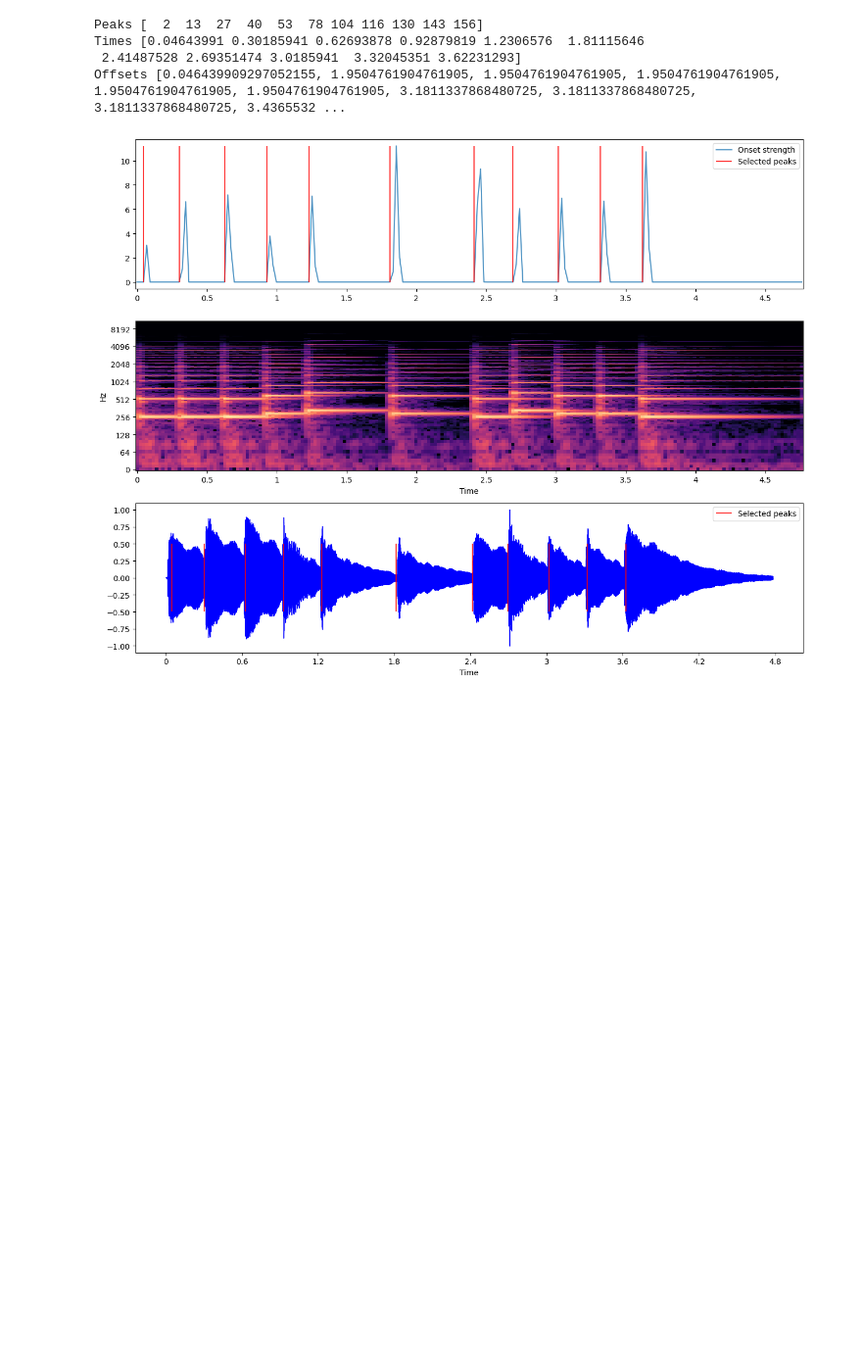
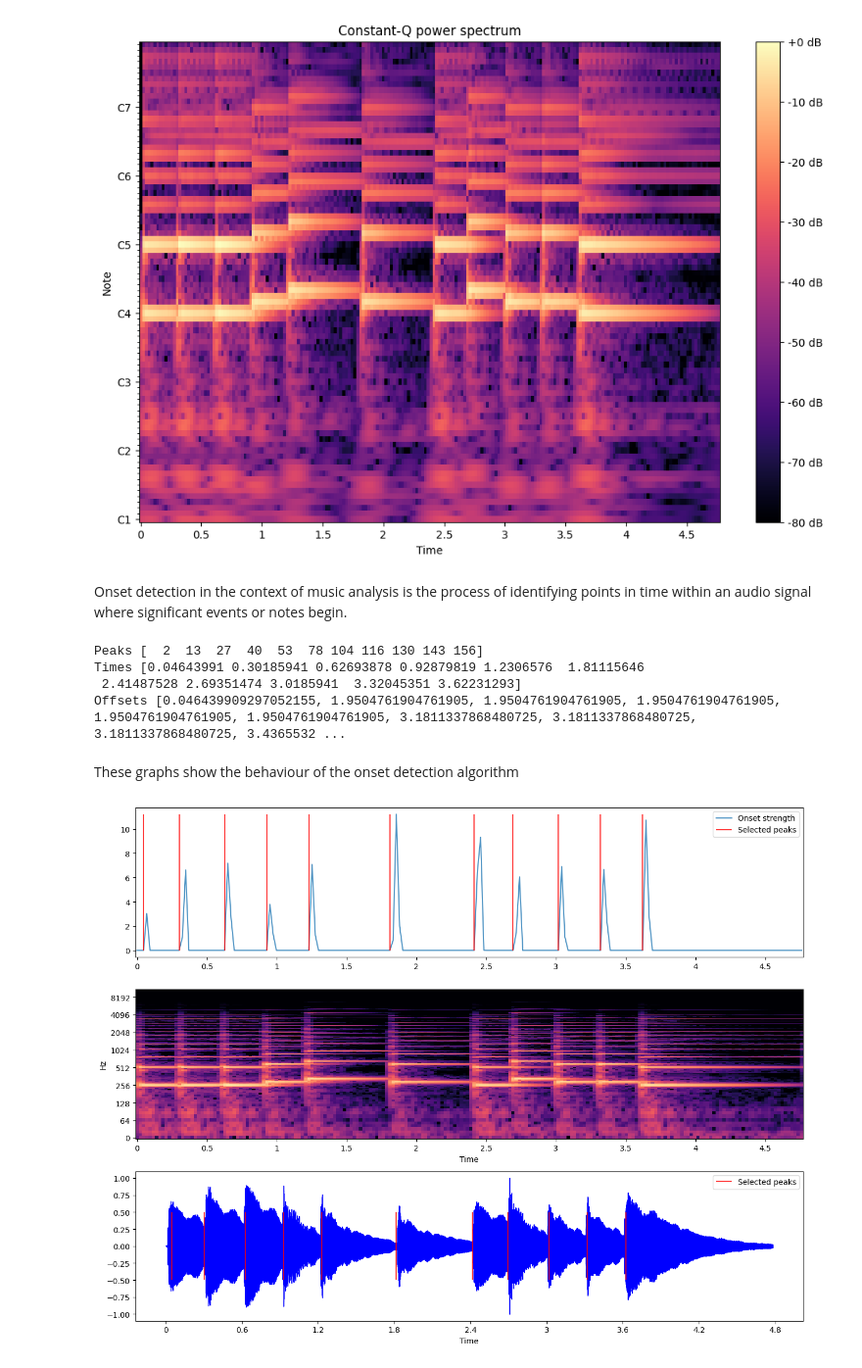
Before and after one commit to iDommel/scripts, a Jupyter notebook: transcription/transcribe.ipynb, the cells around one changed output. Shown at 98% size. Saved outputs shown, nothing was run; the diff lists cells and outputs as text; code cells hidden in the pictures; blank space fills up the shorter version.

```diff
--- a/transcription/transcribe.ipynb
+++ b/transcription/transcribe.ipynb
@@ -14,3 +26,14 @@ y = librosa.util.normalize(y)
+# %%
+c = librosa.cqt(y, sr=sr, fmin=librosa.note_to_hz('C1'), bins_per_octave=12 )
+# %%
+# Display the CQT
+plt.figure(figsize=(12, 8))
+librosa.display.specshow(librosa.amplitude_to_db(c, ref=np.max), sr=sr, x_axis='time', y_axis='cqt_note')
+plt.colorbar(format='%+2.0f dB')
+plt.title('Constant-Q power spectrum')
+plt.show()
+# %% [output]
+[figure, added]
 # %%
 def detect_note_offsets(y, sr, onsets):
     hop_length = 512
@@ -31,6 +54,8 @@ def detect_note_offsets(y, sr, onsets):
         offsets.append(offset_time)
 
     return offsets
+# %% [markdown]
+Onset detection in the context of music analysis is the process of identifying points in time within an audio signal where significant events or notes begin.
 # %%
 hop_length = 512
 
@@ -62,6 +87,8 @@ Peaks [  2  13  27  40  53  78 104 116 130 143 156]
 Times [0.04643991 0.30185941 0.62693878 0.92879819 1.2306576  1.81115646
  2.41487528 2.69351474 3.0185941  3.32045351 3.62231293]
 Offsets [0.046439909297052155, 1.9504761904761905, 1.9504761904761905, 1.9504761904761905, 1.9504761904761905, 1.9504761904761905, 3.1811337868480725, 3.1811337868480725, 3.1811337868480725, 3.4365532 ...
+# %% [markdown]
+These graphs show the behaviour of the onset detection algorithm
 # %%
 plt.figure(figsize=(13, 10))
 
```
Also changed, not shown: parts of 7 cells of this notebook, 4 other files.
